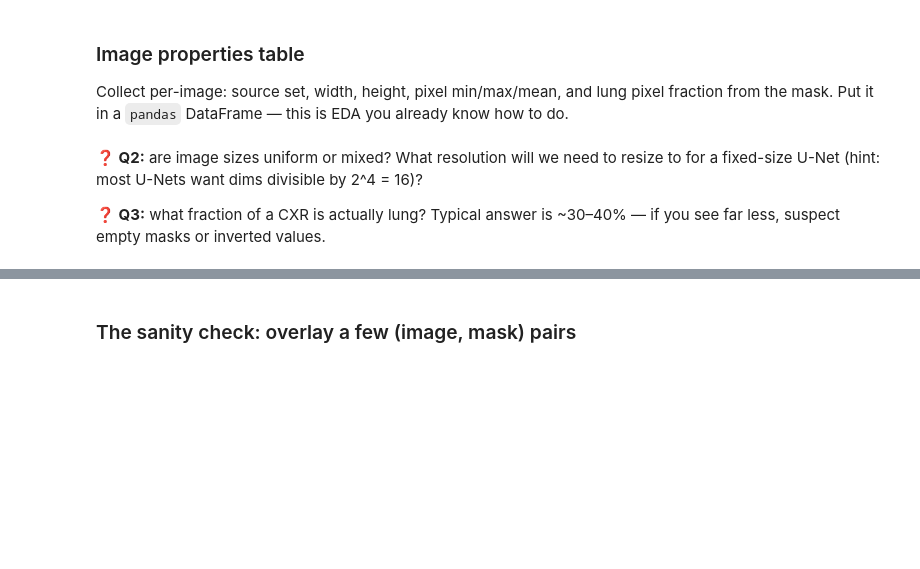
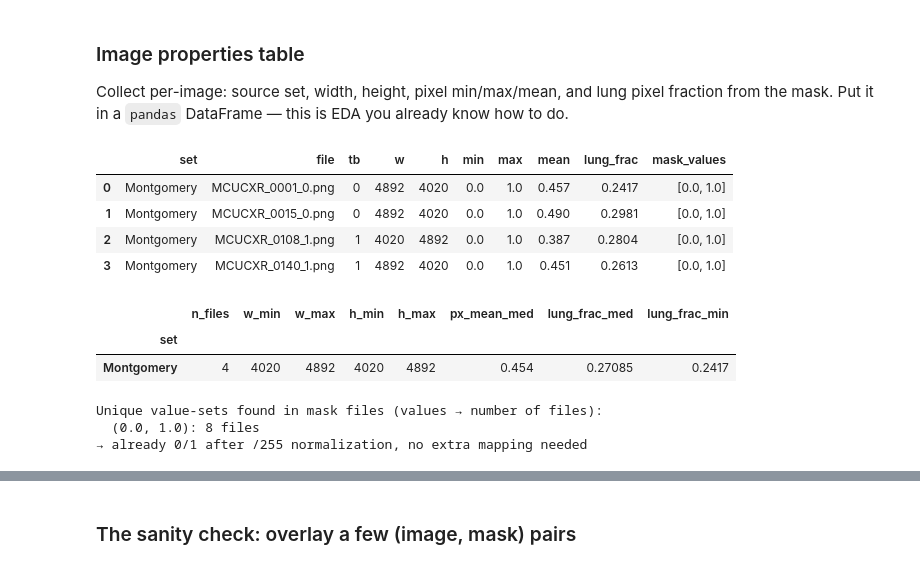
Before and after one commit to emmanuelkorir/cxr-lung-segmentation, a Jupyter notebook: notebooks/01_eda.ipynb, the cells around one changed output, grey strips where cells are left out. Drawn from its saved outputs; the diff is of its cells as text; code cells hidden in the pictures; blank space fills up the shorter version.

```diff
--- a/notebooks/01_eda.ipynb
+++ b/notebooks/01_eda.ipynb
@@ -83,4 +147,0 @@ def load_grayscale(path: Path) -> np.ndarray:
-# %% [markdown]
-**❓ Q2:** are image sizes uniform or mixed? What resolution will we need to resize to for a fixed-size U-Net (hint: most U-Nets want dims divisible by 2^4 = 16)?
-
-**❓ Q3:** what fraction of a CXR is actually lung? Typical answer is ~30–40% — if you see far less, suspect empty masks or inverted values.
@@ -86,0 +167,70 @@ def load_grayscale(path: Path) -> np.ndarray:
+# %%
+# Walk over the (image, [left/right mask]) pairs and collect one table row
+# per image. This answers Q2 (sizes), the inversion check (intensity stats)
+# and Q3 (what fraction of a CXR is actually lung?).
+rows = []
+for img_path, mask_paths in pairs:
+    img = load_grayscale(img_path)               # float32 in [0, 1]
+
+    # Whole-lung mask = left ∪ right (the Q1 rule). Since every loader output
+    # lives in [0, 1], a pixel-wise max is exactly a boolean OR of the masks.
+    lung_frac, mask_values = float("nan"), []
+    if mask_paths:
+        mask = np.maximum.reduce([load_grayscale(p) for p in mask_paths])
+        lung_frac   = float(mask.mean())          # share of pixels that are lung
+        mask_values = [float(v) for v in np.unique(mask)][:6]  # Q4 schema-check
+
+    rows.append({
+        "set":         dataset_name(img_path),
+        "file":        img_path.name,
+        "tb":          img_path.stem.split("_")[-1],  # '_0'=TB-neg, '_1'=TB-pos
+        "w":           img.shape[1],
+        "h":           img.shape[0],
+        "min":         float(img.min()),
+        "max":         float(img.max()),
+        "mean":        round(float(img.mean()), 3),
+        "lung_frac":   round(lung_frac, 4),
+        "mask_values": [round(v, 3) for v in mask_values],
+    })
+
+df = pd.DataFrame(rows)
+df  # last expression → Jupyter renders the table
+# %% [output]
+|  | set | file | tb | w | h | min | max | mean | lung_frac | mask_values |
+| 0 | Montgomery | MCUCXR_0001_0.png | 0 | 4892 | 4020 | 0.0 | 1.0 | 0.457 | 0.2417 | [0.0, 1.0] |
+| 1 | Montgomery | MCUCXR_0015_0.png | 0 | 4892 | 4020 | 0.0 | 1.0 | 0.490 | 0.2981 | [0.0, 1.0] |
+| 2 | Montgomery | MCUCXR_0108_1.png | 1 | 4020 | 4892 | 0.0 | 1.0 | 0.387 | 0.2804 | [0.0, 1.0] |
+| 3 | Montgomery | MCUCXR_0140_1.png | 1 | 4892 | 4020 | 0.0 | 1.0 | 0.451 | 0.2613 | [0.0, 1.0] |
+# %%
+# Per-set aggregates for Q2/Q3: min & max sizes (mixed or uniform?), the
+# median pixel mean (which set looks brighter → inversion conventions), and
+# the median/min lung fraction (~30–40% is the expected ballpark per Q3).
+df.groupby("set").agg(
+    n_files=("file", "count"),
+    w_min=("w", "min"),   w_max=("w", "max"),
+    h_min=("h", "min"),   h_max=("h", "max"),
+    px_mean_med=("mean", "median"),
+    lung_frac_med=("lung_frac", "median"),
+    lung_frac_min=("lung_frac", "min"),
+)
+# %% [output]
+|  | n_files | w_min | w_max | h_min | h_max | px_mean_med | lung_frac_med | lung_frac_min |
+| set |  |  |  |  |  |  |  |  |
+| Montgomery | 4 | 4020 | 4892 | 4020 | 4892 | 0.454 | 0.27085 | 0.2417 |
+# %%
+# Q4 — schema-check the mask files in isolation: which raw values do they use?
+# If these were 0/255 instead of 0/1, the fix would belong in load_grayscale
+# (or later in src/data.py) so every downstream notebook inherits the fix.
+mask_schema = Counter(
+    tuple(round(float(v), 2) for v in np.unique(load_grayscale(m)))
+    for m in masks
+)
+print("Unique value-sets found in mask files (values → number of files):")
+for values, count in mask_schema.most_common():
+    print(f"  {values}: {count} files")
+print("→ already 0/1 after /255 normalization, no extra mapping needed"
+      if all(set(values) <= {0.0, 1.0} for values in mask_schema) else "→ needs a 0/255 → 0/1 mapping")
+# %% [output]
+Unique value-sets found in mask files (values → number of files):
+  (0.0, 1.0): 8 files
+→ already 0/1 after /255 normalization, no extra mapping needed
```
Also changed, not shown: parts of 14 cells of this notebook.
